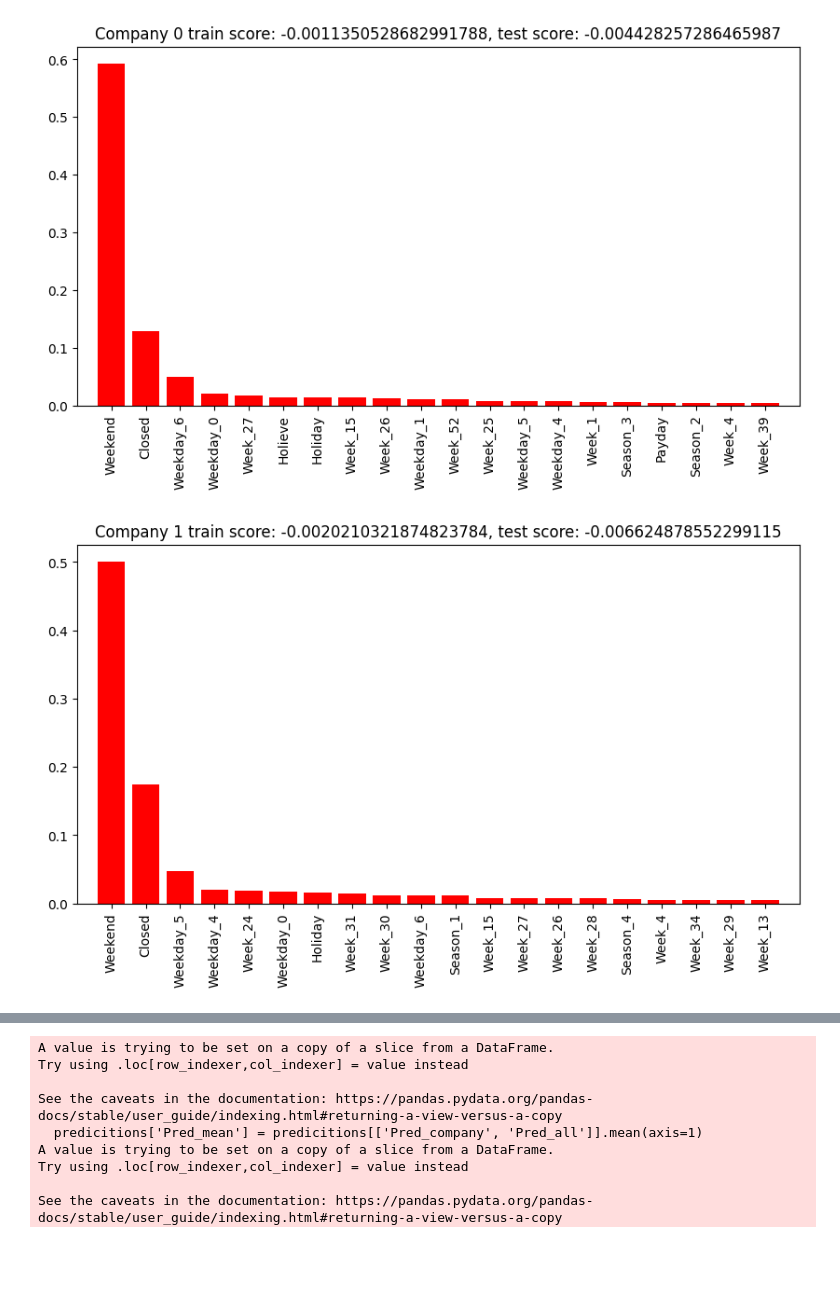
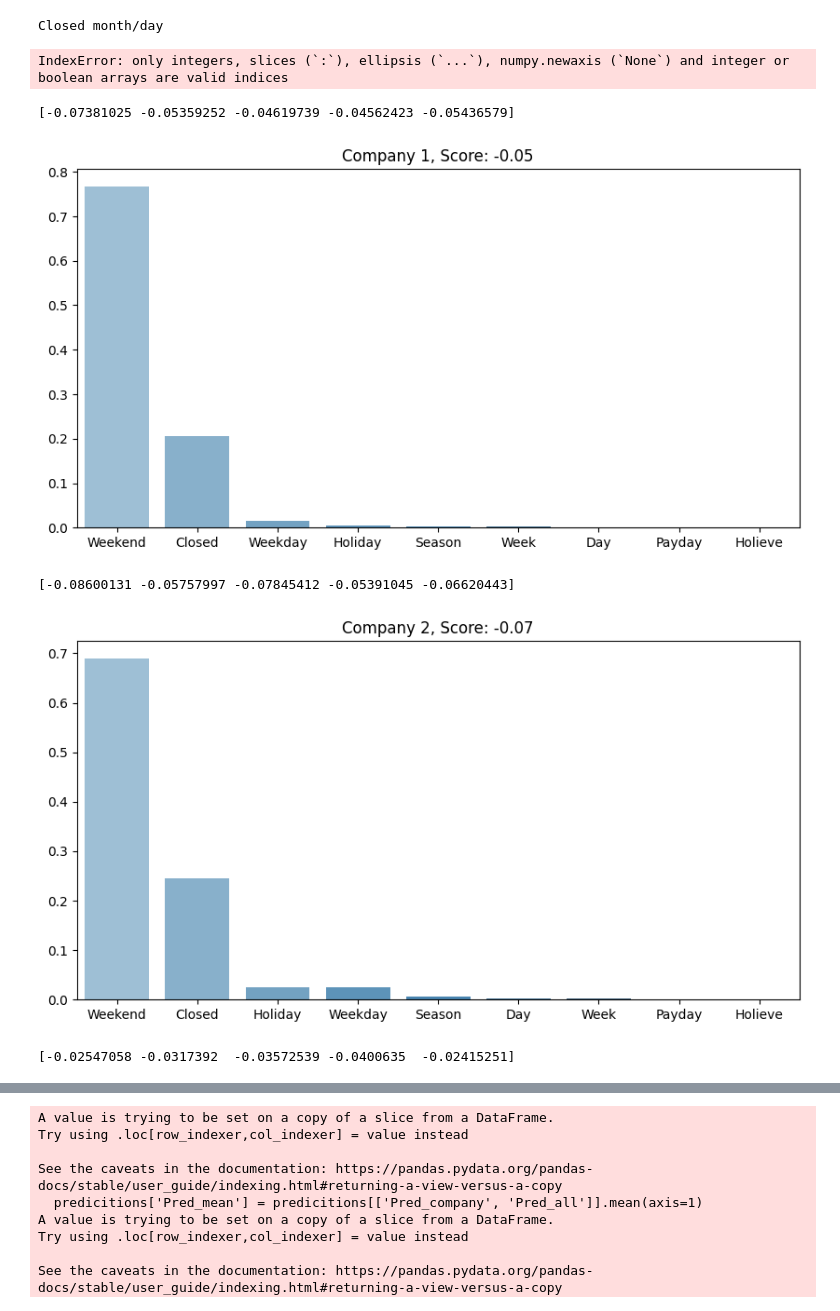
Before and after one commit to FKnorring/restaurant-name-prediction, a Jupyter notebook: covidtest.ipynb, the cells around one changed output, grey strips where cells are left out. Drawn from its saved outputs; the diff is of its cells as text; code cells hidden in the pictures; blank space fills up the shorter version.

```diff
--- a/covidtest.ipynb
+++ b/covidtest.ipynb
@@ -8,8 +8,7 @@ from preprocess import preprocess
 data = pd.read_csv('data/caspecoTrainingData.csv')
 # %%
 
-sales, _ = preprocess(data, fill_dates=True, norm_by='month')
-sales
+sales, closed_days,_ = preprocess(data, fill_dates=True, norm_by="month")
 
 # 2020-01-01. 0
 # 2020-03-10  1
@@ -44 +53,4 @@ sales['Restriction'] = np.where(sales['Date'] > '2022-03-29', 0, sales['Restrict
 "\nsales['Restriction'] = 0\nsales['Restriction'] = np.where(sales['Date'] > '2020-03-10', 1, sales['Restriction'])\nsales['Restriction'] = np.where(sales['Date'] > '2020-03-23', 2, sales['Restriction ...
+# %%
+for company in sales['Company'].unique():
+    print(len(sales[(sales['Company'] == company) & (sales['Sales'] == 0)]))
@@ -45,34 +78,60 @@ sales['Restriction'] = np.where(sales['Date'] > '2022-03-29', 0, sales['Restrict
+# %%
+for company in closed_days:
+    print("Closed month/day")
+    for month, days in closed_days[company]['md']:
+        print(month, days)
+    print("Closed week/weekday range")
+    for weekday, week in closed_days[company]['wd']:
+        print(week, weekday)
+# %% [output]
+Closed month/day
+IndexError: only integers, slices (`:`), ellipsis (`...`), numpy.newaxis (`None`) and integer or boolean arrays are valid indices
 # %%
 sales['Season'] = sales['Date'].dt.quarter
-X = sales.drop(['Date','Sales','Year', 'Workday', 'Payweek', 'Day', 'Month'], axis=1)
-X = pd.get_dummies(X, columns=['Weekday', 'Season', 'Week'])
+X = sales.drop(['Date','Sales','Year', 'Workday', 'Payweek', 'Month'], axis=1)
+X = pd.get_dummies(X, columns=['Weekday', 'Season', 'Week', 'Day'])
 y = sales['Sales']
 X_split = [X[X['Company'] == i].drop(['Company'], axis=1) for i in [0,1,2]]
 y_split = [sales[sales['Company'] == i]['Sales'] for i in [0,1,2]]
 # %%
 from sklearn.model_selection import train_test_split, cross_validate
 from sklearn.ensemble import RandomForestRegressor, ExtraTreesRegressor
+from sklearn.metrics import mean_squared_error, make_scorer
+from math import sqrt
+
+RSMD = make_scorer(lambda y, y_pred: -sqrt(mean_squared_error(y, y_pred)))
 
 estimators = {}
-
+features = {}
 # add params for random forest
 
 for X_i, y_i, company in zip(X_split, y_split, [0, 1, 2]):
-    cv = cross_validate(ExtraTreesRegressor(n_estimators=500), X_i, y_i,
-                        scoring='neg_mean_squared_error', return_train_score=True, return_estimator=True)
+    cv = cross_validate(RandomForestRegressor(**hgs.best_params_), X_i, y_i,
+                        scoring=RSMD, return_train_score=True, return_estimator=True)
     # take mean of feature importances from all 5 models
-    feature_importances = np.mean([est.feature_importances_ for est in cv['estimator']], axis=0)
-    # sort by importance
-    indices = np.argsort(feature_importances)[::-1]
-    estimators[company] = cv['estimator'][np.argmin(cv['test_score'])]
+    estimators[company] = cv['estimator'][np.argmax(cv['test_score'])]
+
+
+    print(cv['test_score'])
     # plot 20 most important features
+    feature_importances = np.mean(
+        [est.feature_importances_ for est in cv['estimator']], axis=0)
+
+    feature_importances = pd.Series(feature_importances, index=X_i.columns)
+    # group by feature name that are the same before the underscore if there is an underscore
+    feature_importances = feature_importances.groupby(
+        lambda x: x.split('_')[0]).mean().sort_values(ascending=False)
+    # scale sum to 1
+    feature_importances = feature_importances / feature_importances.sum()
+    features[company] = feature_importances
+    # plot importances with sns
     plt.figure(figsize=(10, 5))
-    plt.title(
-        f"Company {company} train score: {np.mean(cv['train_score'])}, test score: {np.mean(cv['test_score'])}")
-    plt.bar(range(20), feature_importances[indices][:20], color="r", align="center")
-    plt.xticks(range(20), X_i.columns[indices][:20], rotation=90)
-    plt.xlim([-1, 20])
+    plt.title(f'Company {company+1}, Score: {cv["test_score"].mean():.2f}')
+    sns.barplot(x=feature_importances.index, y=feature_importances.values, palette='Blues_d')
     plt.show()
 # %% [output]
+[-0.07381025 -0.05359252 -0.04619739 -0.04562423 -0.05436579]
-[figure, old version]
+[figure, new version]
+[-0.08600131 -0.05757997 -0.07845412 -0.05391045 -0.06620443]
-[figure, old version]
+[figure, new version]
+[-0.02547058 -0.0317392  -0.03572539 -0.0400635  -0.02415251]
```
Also changed, not shown: parts of 16 cells of this notebook, 5 other files.
